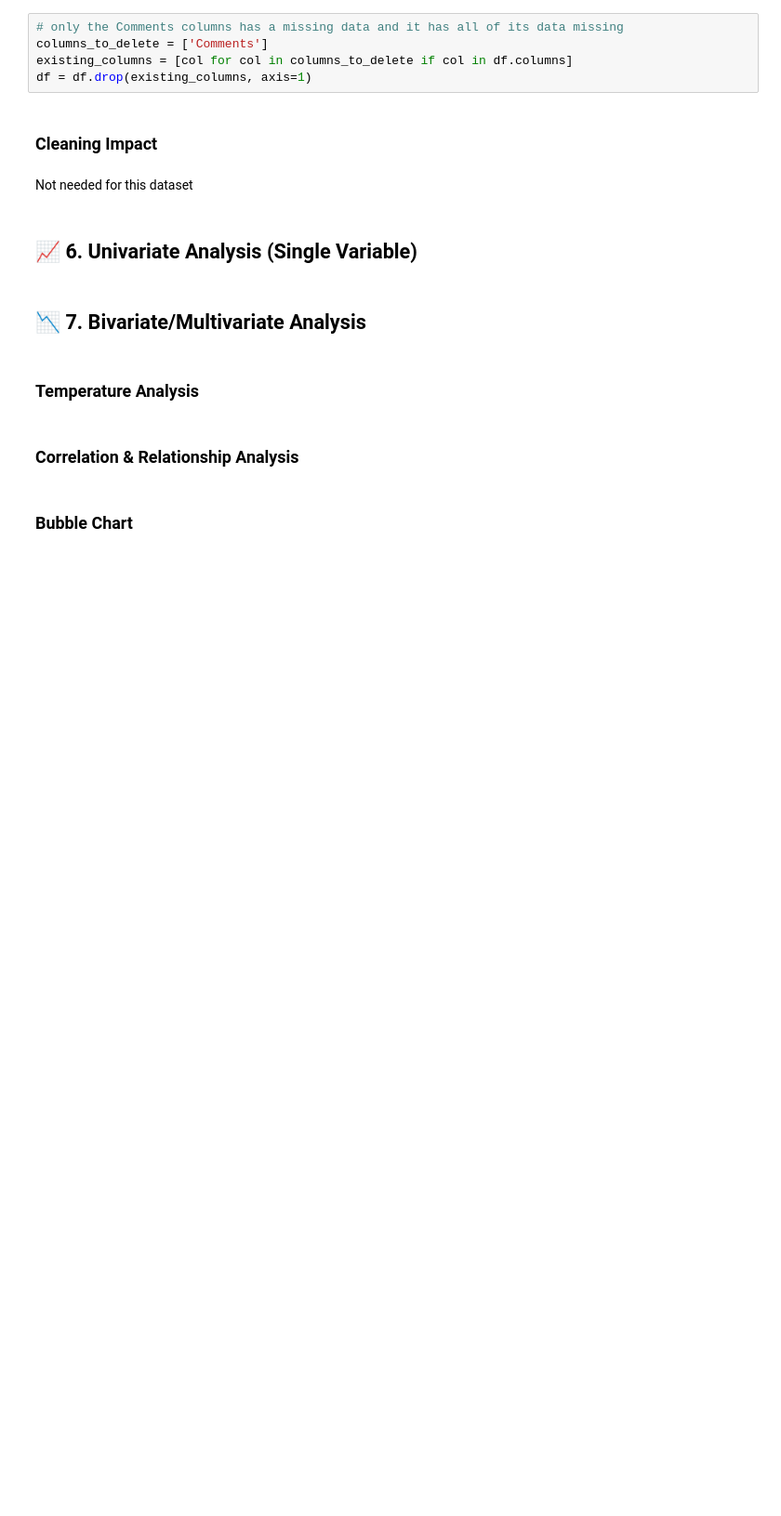
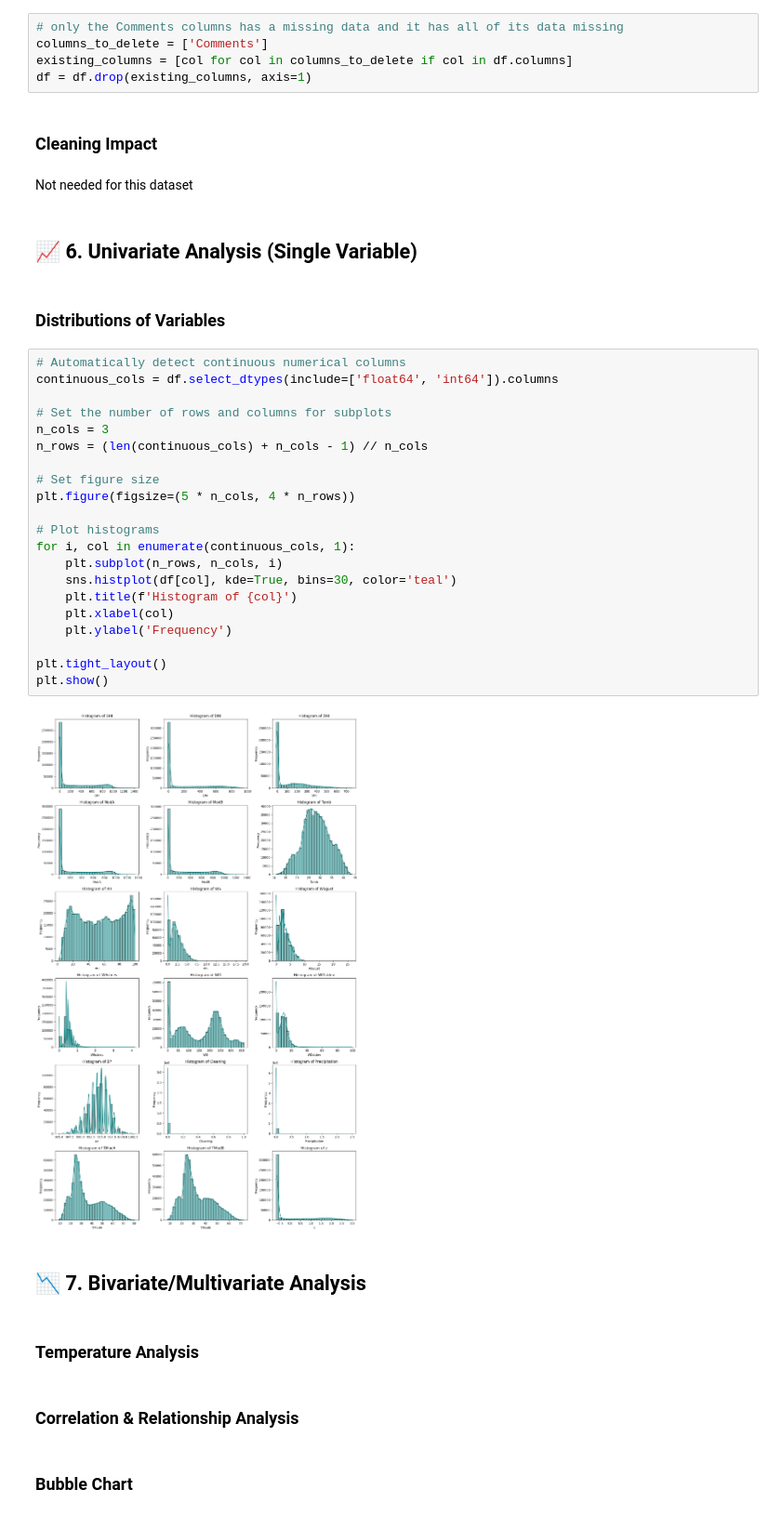
Before and after one commit to Teshager21/solar-challenge-week1, a Jupyter notebook: notebooks/benin_eda.ipynb, the cells around one changed output. Shown: that part at 93% size. Saved outputs shown, nothing was run; the diff lists cells and outputs as text; blank space fills up the shorter version.

Commit message:
feat: visualize distribution using histograms

```diff
--- a/notebooks/benin_eda.ipynb
+++ b/notebooks/benin_eda.ipynb
@@ -334,6 +359,31 @@ df = df.drop(existing_columns, axis=1)
 Not needed for this dataset
 # %% [markdown]
 ## 📈 6. Univariate Analysis (Single Variable)
+# %% [markdown]
+### Distributions of Variables
+# %%
+# Automatically detect continuous numerical columns
+continuous_cols = df.select_dtypes(include=['float64', 'int64']).columns
+
+# Set the number of rows and columns for subplots
+n_cols = 3
+n_rows = (len(continuous_cols) + n_cols - 1) // n_cols
+
+# Set figure size
+plt.figure(figsize=(5 * n_cols, 4 * n_rows))
+
+# Plot histograms
+for i, col in enumerate(continuous_cols, 1):
+    plt.subplot(n_rows, n_cols, i)
+    sns.histplot(df[col], kde=True, bins=30, color='teal')
+    plt.title(f'Histogram of {col}')
+    plt.xlabel(col)
+    plt.ylabel('Frequency')
+
+plt.tight_layout()
+plt.show()
+# %% [output]
+[figure, added]
 # %% [markdown]
 ## 📉 7. Bivariate/Multivariate Analysis
 # %% [markdown]
```
Also changed, not shown: parts of 4 cells of this notebook.
